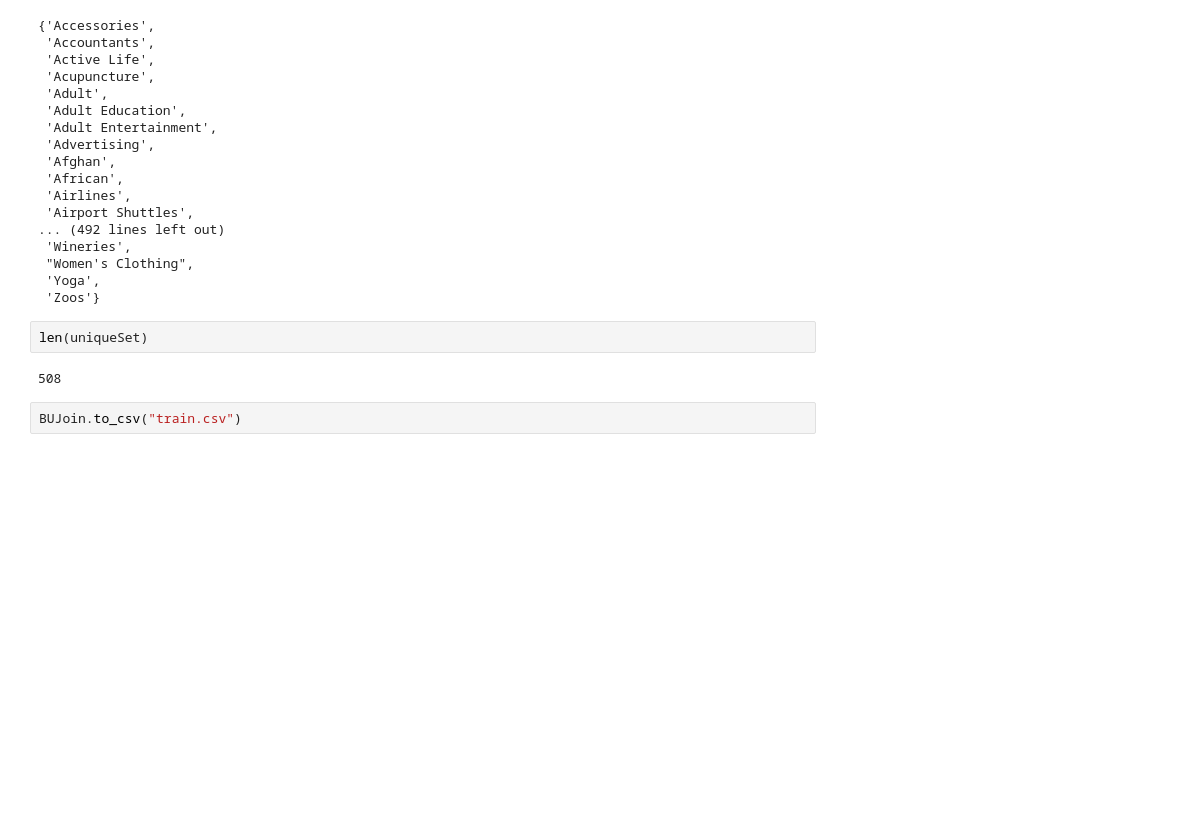
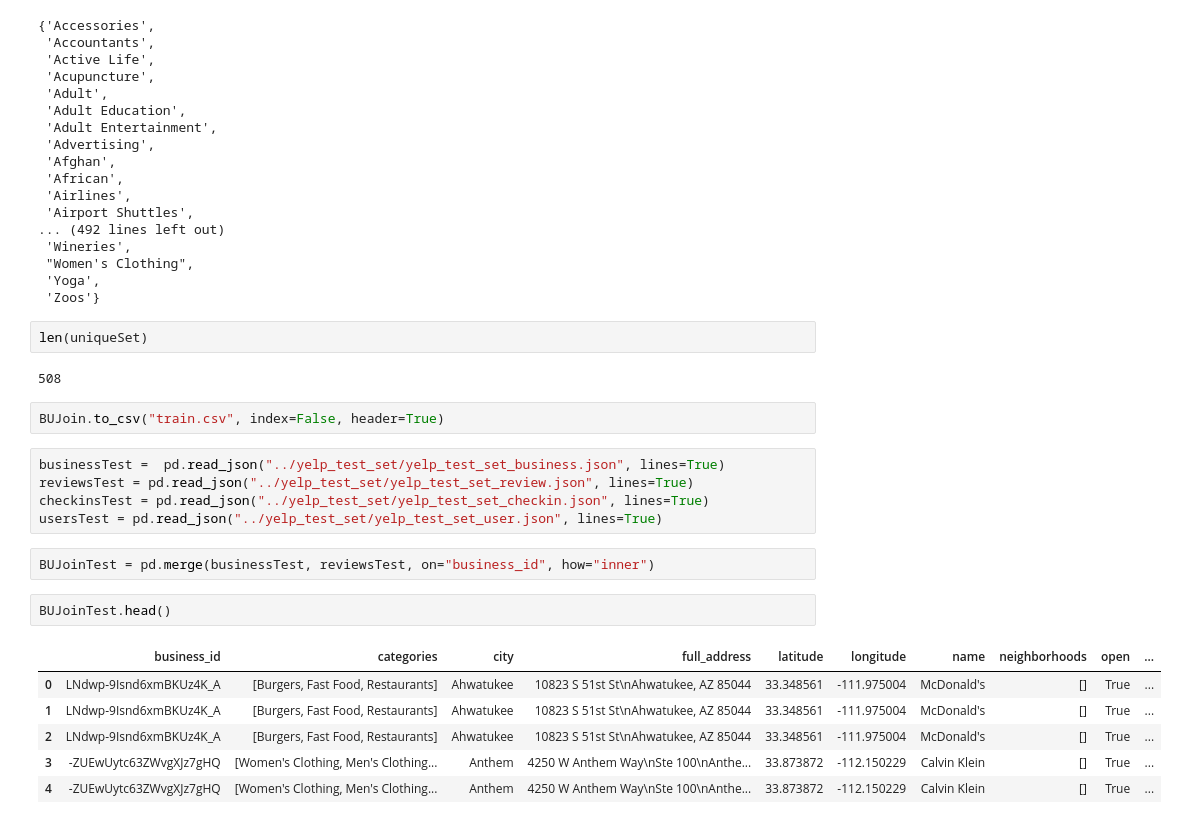
Before and after one commit to virajbhalala/MultiLabelClassification-YelpDataset, a Jupyter notebook: DataPrep.ipynb, the cells around one changed output. Saved outputs shown, nothing was run; the diff lists cells and outputs as text; blank space fills up the shorter version.

```diff
--- a/DataPrep.ipynb
+++ b/DataPrep.ipynb
@@ -71,4 +67,20 @@ len(uniqueSet)
 # %% [output]
 508
 # %%
-BUJoin.to_csv("train.csv")
+BUJoin.to_csv("train.csv", index=False, header=True)
+# %%
+businessTest =  pd.read_json("../yelp_test_set/yelp_test_set_business.json", lines=True)
+reviewsTest = pd.read_json("../yelp_test_set/yelp_test_set_review.json", lines=True)
+checkinsTest = pd.read_json("../yelp_test_set/yelp_test_set_checkin.json", lines=True)
+usersTest = pd.read_json("../yelp_test_set/yelp_test_set_user.json", lines=True)
+# %%
+BUJoinTest = pd.merge(businessTest, reviewsTest, on="business_id", how="inner")
+# %%
+BUJoinTest.head()
+# %% [output]
+|  | business_id | categories | city | full_address | latitude | longitude | name | neighborhoods | open | ... |
+| 0 | LNdwp-9Isnd6xmBKUz4K_A | [Burgers, Fast Food, Restaurants] | Ahwatukee | 10823 S 51st St\nAhwatukee, AZ 85044 | 33.348561 | -111.975004 | McDonald's | [] | True | ... |
+| 1 | LNdwp-9Isnd6xmBKUz4K_A | [Burgers, Fast Food, Restaurants] | Ahwatukee | 10823 S 51st St\nAhwatukee, AZ 85044 | 33.348561 | -111.975004 | McDonald's | [] | True | ... |
+| 2 | LNdwp-9Isnd6xmBKUz4K_A | [Burgers, Fast Food, Restaurants] | Ahwatukee | 10823 S 51st St\nAhwatukee, AZ 85044 | 33.348561 | -111.975004 | McDonald's | [] | True | ... |
+| 3 | -ZUEwUytc63ZWvgXJz7gHQ | [Women's Clothing, Men's Clothing... | Anthem | 4250 W Anthem Way\nSte 100\nAnthe... | 33.873872 | -112.150229 | Calvin Klein | [] | True | ... |
+| 4 | -ZUEwUytc63ZWvgXJz7gHQ | [Women's Clothing, Men's Clothing... | Anthem | 4250 W Anthem Way\nSte 100\nAnthe... | 33.873872 | -112.150229 | Calvin Klein | [] | True | ... |
```
Also changed, not shown: parts of 3 cells of this notebook, 1 other file.
